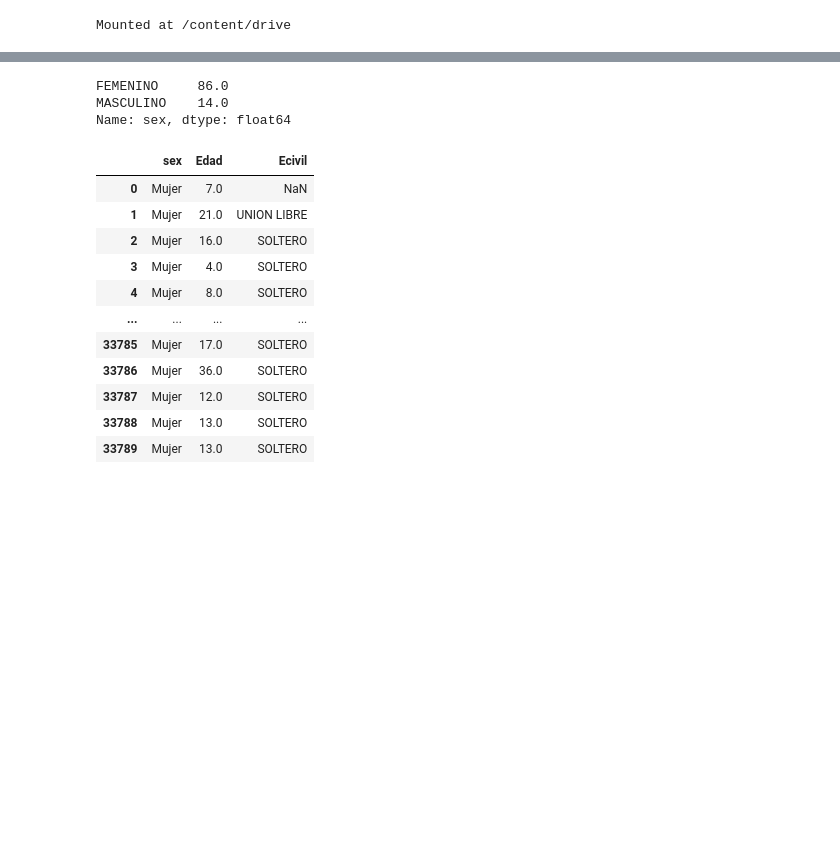
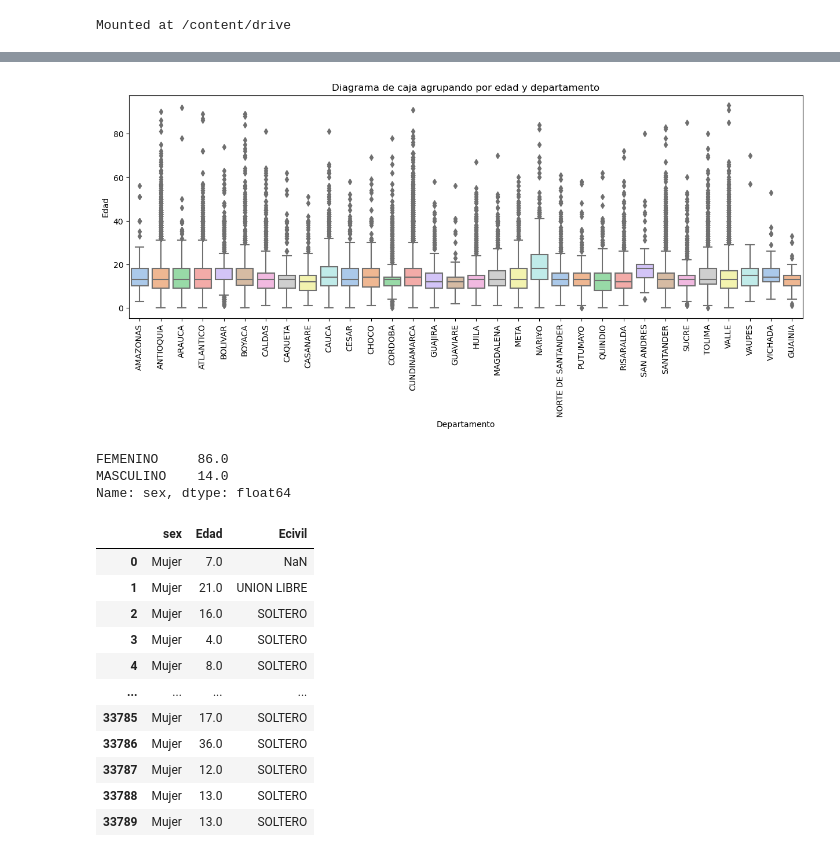
Before and after one commit to TheLudway/ML, a Jupyter notebook: ESTADÍSTICA/ESTADÍSTICA-UTADEO/Primer_Google_Colaboratory_DS.ipynb, the cells around one changed output, grey strips where cells are left out. Saved outputs shown, nothing was run; the diff lists cells and outputs as text; code cells hidden in the pictures; blank space fills up the shorter version.

```diff
--- a/ESTADÍSTICA/ESTADÍSTICA-UTADEO/Primer_Google_Colaboratory_DS.ipynb
+++ b/ESTADÍSTICA/ESTADÍSTICA-UTADEO/Primer_Google_Colaboratory_DS.ipynb
@@ -20,3 +56,13 @@ df['Edad'][df['sex'] == 'FEMENINO'].count()
+# %%
+plt.figure(figsize=(15, 5))
+sns.boxplot(x=df['depto'], y=df['Edad'], palette='pastel')
+plt.xticks(rotation=90)
+plt.title('Diagrama de caja agrupando por edad y departamento')
+plt.xlabel('Departamento')
+plt.ylabel('Edad')
+plt.show()
+# %% [output]
+[figure, added]
 # %%
 # Se van a hacer pruebas y tal
 df.columns
```
Also changed, not shown: parts of 9 cells of this notebook, 8 other files.
